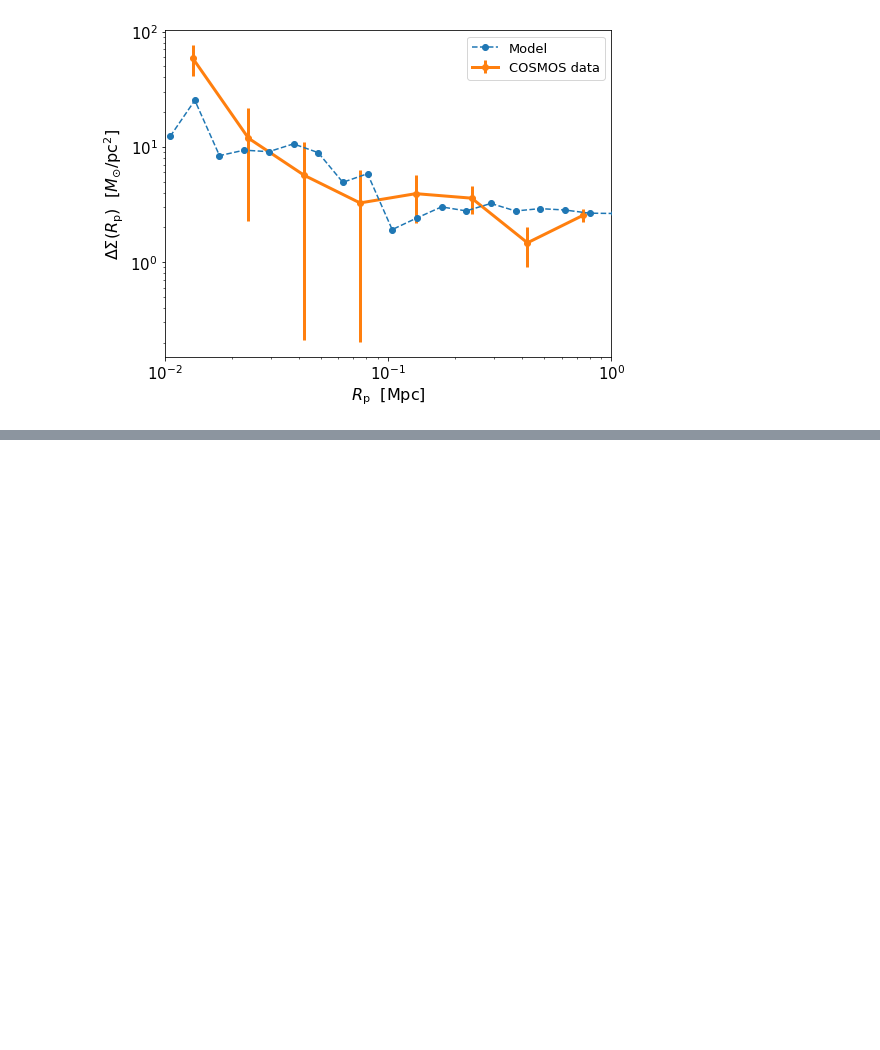
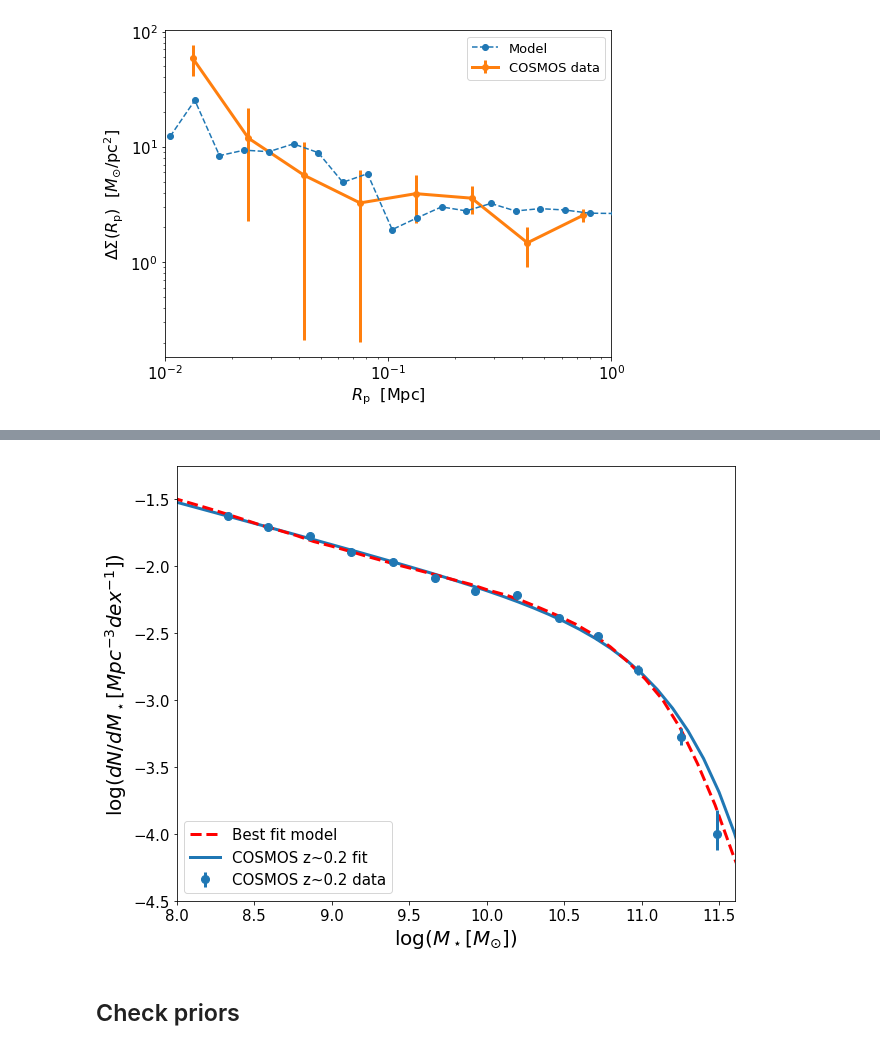
Before and after one commit to f-ardila/dwarf_lensing, a Jupyter notebook: MCMC/notebooks/Universe_Machine.ipynb, the cells around one changed output, grey strips where cells are left out. Saved outputs shown, nothing was run; the diff lists cells and outputs as text; code cells hidden in the pictures; blank space fills up the shorter version.

```diff
--- a/MCMC/notebooks/Universe_Machine.ipynb
+++ b/MCMC/notebooks/Universe_Machine.ipynb
@@ -125,0 +236,6 @@ Ks_2sampResult(statistic=0.002423366411199779, pvalue=0.9999999999994739)
+# %%
+plot_SMF(smf_mass_bins, smf_log_phi, cosmos_data['cosmos_SMF_points_table'], cosmos_data['cosmos_SMF_fit_table'])
+# %% [output]
+[figure, added]
+# %% [markdown]
+## Check priors
```
Also changed, not shown: parts of 14 cells of this notebook.
